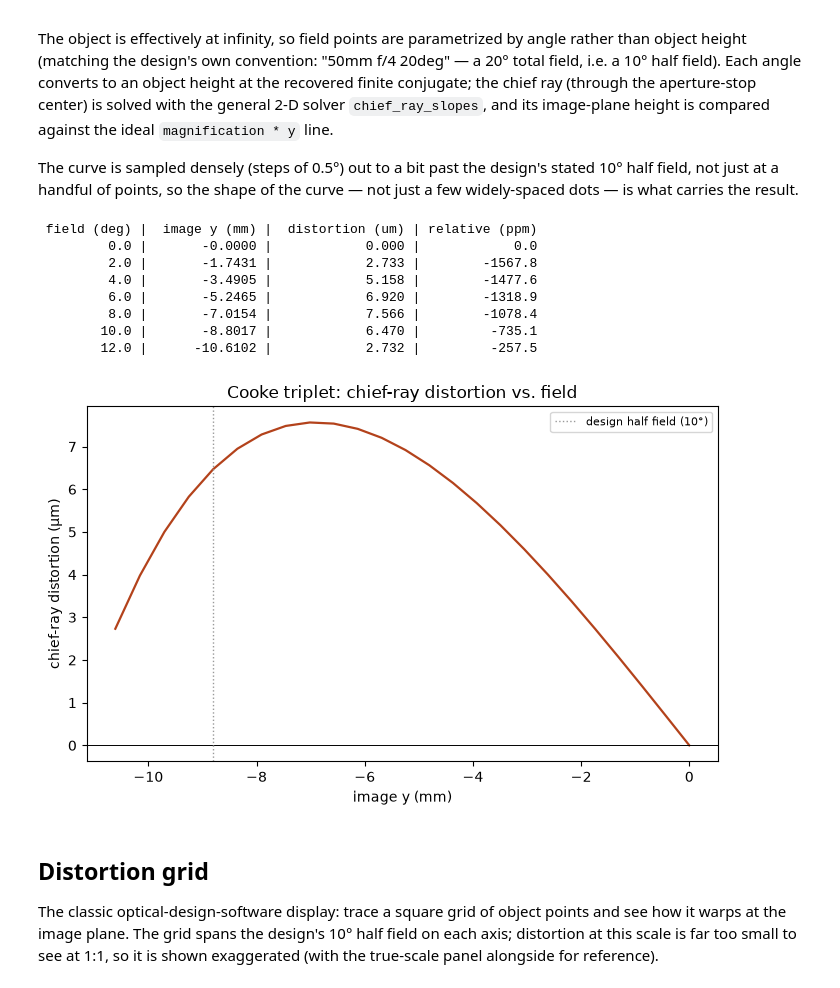
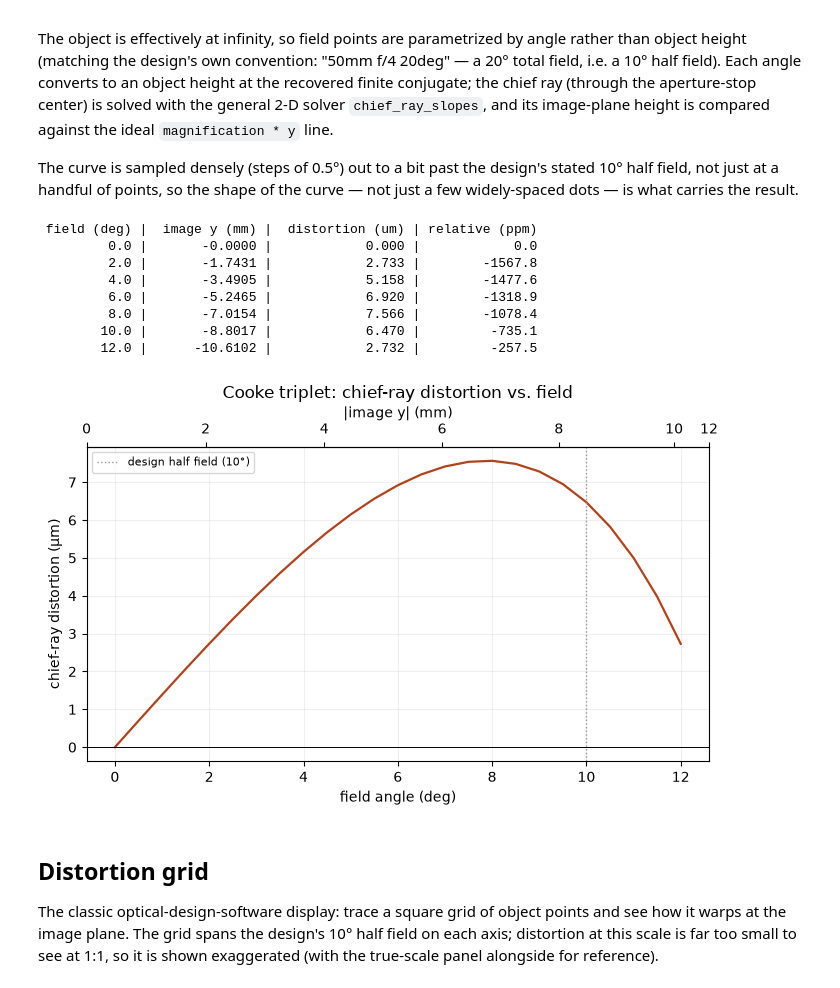
Before and after one commit to blancusjh/geometrical-raytracer, a Jupyter notebook: examples/notebooks/cooke_triplet.ipynb, the cells around one changed output. Saved outputs shown, nothing was run; the diff lists cells and outputs as text; code cells hidden in the pictures.

Commit message:
Plot the triplet's distortion against field angle
With the conjugate sign corrected the image is inverted, so image y runs
negative and the curve read right to left.  Field angle is the design's
own parametrization ("50mm f/4 20deg") and matches the Seidel figure's
abscissa; |image y| moves to a secondary top axis for sensor sizing.

Co-Authored-By: Claude Fable 5 <noreply@anthropic.com>
Claude-Session: https://claude.ai/code/session_01UW1pALsepJqrvFzzjXEwua

```diff
--- a/examples/notebooks/cooke_triplet.ipynb
+++ b/examples/notebooks/cooke_triplet.ipynb
@@ -101,38 +101,46 @@ the result.
 # %%
 from raytracer.analysis import chief_ray_distortion
 
 FIELDS_DEG = np.arange(0.0, 12.01, 0.5)
 rows = chief_ray_distortion(
     tracer, FIELDS_DEG, magnification=conjugate.magnification, field_unit="deg",
 )
-image_heights = [r["paraxial_image_height_mm"] for r in rows]
+image_heights = np.array([r["paraxial_image_height_mm"] for r in rows])
 distortions_um = [r["chief_ray_distortion_um"] for r in rows]
 
 print(f"{'field (deg)':>12} | {'image y (mm)':>13} | {'distortion (um)':>16} | {'relative (ppm)':>14}")
 for r in rows[::4]:
     print(f"{r['field']:12.1f} | {r['paraxial_image_height_mm']:13.4f} | "
           f"{r['chief_ray_distortion_um']:16.3f} | {r['chief_ray_relative_distortion_ppm']:14.1f}")
 
+# Field angle on the abscissa — the design's own parametrization, and the
+# one that reads left to right: the image is inverted, so image y itself
+# runs negative (top axis carries it as a magnitude, for sensor sizing).
 fig, ax = plt.subplots(figsize=(7, 4.5))
-ax.plot(image_heights, distortions_um, "-", color="#b3421b", lw=1.6)
+ax.plot(FIELDS_DEG, distortions_um, "-", color="#b3421b", lw=1.6)
 ax.axhline(0, color="black", lw=0.7)
-ax.axvline(abs(conjugate.object_z) * np.tan(np.deg2rad(10.0)) * conjugate.magnification,
-           color="#999999", ls=":", lw=1, label="design half field (10\u00b0)")
-ax.set(xlabel="image y (mm)", ylabel="chief-ray distortion (\u00b5m)",
+ax.axvline(10.0, color="#999999", ls=":", lw=1, label="design half field (10°)")
+ax.set(xlabel="field angle (deg)", ylabel="chief-ray distortion (µm)",
        title="Cooke triplet: chief-ray distortion vs. field")
+ax.secondary_xaxis(
+    "top",
+    functions=(lambda d: np.interp(d, FIELDS_DEG, np.abs(image_heights)),
+               lambda y: np.interp(y, np.abs(image_heights), FIELDS_DEG)),
+).set_xlabel("|image y| (mm)")
 ax.legend(fontsize=8)
+ax.grid(alpha=0.2)
 fig.tight_layout()
 plt.show()
 # %% [output]
  field (deg) |  image y (mm) |  distortion (um) | relative (ppm)
          0.0 |       -0.0000 |            0.000 |            0.0
          2.0 |       -1.7431 |            2.733 |        -1567.8
          4.0 |       -3.4905 |            5.158 |        -1477.6
          6.0 |       -5.2465 |            6.920 |        -1318.9
          8.0 |       -7.0154 |            7.566 |        -1078.4
         10.0 |       -8.8017 |            6.470 |         -735.1
         12.0 |      -10.6102 |            2.732 |         -257.5
-[figure, old version]
+[figure, new version]
 # %% [markdown]
 ## Distortion grid
 
```
